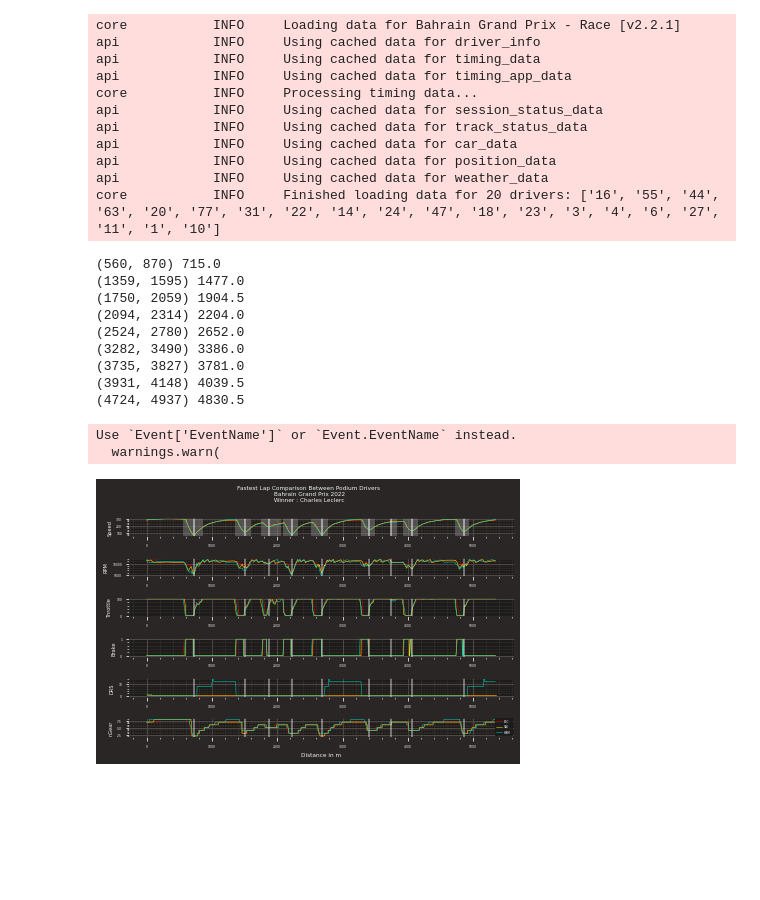
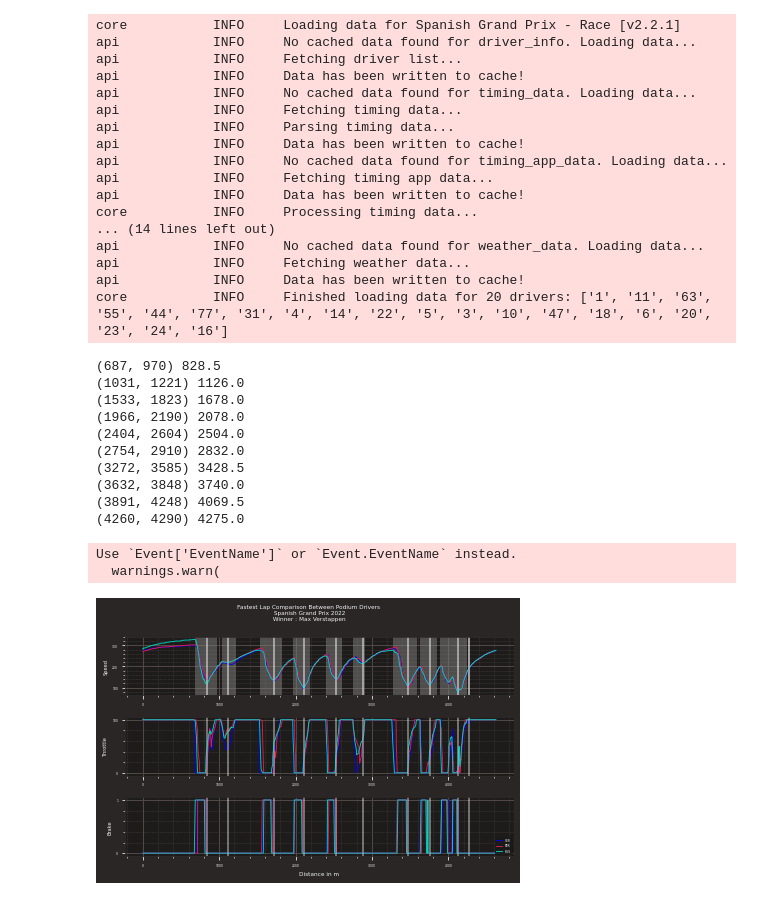
Before and after one commit to adam-dot-py/formula1, a Jupyter notebook: f1.ipynb, the cells around one changed output. Cells and saved outputs as stored; diff of their text form; code cells hidden in the pictures; blank space fills up the shorter version.

Commit message:
feat: added new plots

```diff
--- a/f1.ipynb
+++ b/f1.ipynb
@@ -7,24 +8,30 @@ import itertools as it
 # Credit to dialtone for the code to detect corners - very handy!
 # Made using the fastf1 library - https://theoehrly.github.io/Fast-F1/
 # %%
-fastf1.Cache.enable_cache('cache')
 
 fastf1.plotting.setup_mpl()
+fastf1.Cache.enable_cache(r'C:\Users\Adam.Lowe\GitHub\formula1\cache')
 
-session = fastf1.get_session(2022, 1, 'R')
+session = fastf1.get_session(2022, 6, 'R')
 session.load()
 # %% [output]
-core           INFO     Loading data for Bahrain Grand Prix - Race [v2.2.1]
-api            INFO     Using cached data for driver_info
-api            INFO     Using cached data for timing_data
-api            INFO     Using cached data for timing_app_data
+core           INFO     Loading data for Spanish Grand Prix - Race [v2.2.1]
+api            INFO     No cached data found for driver_info. Loading data...
+api            INFO     Fetching driver list...
+api            INFO     Data has been written to cache!
+api            INFO     No cached data found for timing_data. Loading data...
+api            INFO     Fetching timing data...
+api            INFO     Parsing timing data...
+api            INFO     Data has been written to cache!
+api            INFO     No cached data found for timing_app_data. Loading data...
+api            INFO     Fetching timing app data...
+api            INFO     Data has been written to cache!
 core           INFO     Processing timing data...
-api            INFO     Using cached data for session_status_data
-api            INFO     Using cached data for track_status_data
-api            INFO     Using cached data for car_data
-api            INFO     Using cached data for position_data
-api            INFO     Using cached data for weather_data
-core           INFO     Finished loading data for 20 drivers: ['16', '55', '44', '63', '20', '77', '31', '22', '14', '24', '47', '18', '23', '3', '4', '6', '27', '11', '1', '10']
+... (14 lines left out)
+api            INFO     No cached data found for weather_data. Loading data...
+api            INFO     Fetching weather data...
+api            INFO     Data has been written to cache!
+core           INFO     Finished loading data for 20 drivers: ['1', '11', '63', '55', '44', '77', '31', '4', '14', '22', '5', '3', '10', '47', '18', '6', '20', '23', '24', '16']
 # %%
 # Telemetry
 
@@ -181,11 +188,14 @@ for corner in corners:
     corner_loc.append(sum(loc_by_driver)/len(loc_by_driver))
 # %%
 # Plot everything
-
+# TODO: add a measure to check if duplicate team, and as such offer a secondary color. Dictionary of alternative colours maybe? Iter count and if greater than 1, take value from other dict.
+duplicates_teams = [team for team, count in collections.Counter(teams).items() if count > 1]
 for team in teams:
     colors.append(fastf1.plotting.team_color(team))
 
-metrics = ['Speed', 'RPM', 'Throttle', 'Brake', 'DRS', 'nGear']
+# metrics = ['Speed', 'RPM', 'Throttle', 'Brake', 'DRS', 'nGear']
+
+metrics = ['Speed', 'Throttle', 'Brake']
 
 fig, axs = plt.subplots(len(metrics))
 
@@ -208,43 +218,44 @@ for i, ax in enumerate(axs):
 
     for j, driver in enumerate(podiums):
         color = colors[j]
         tel = telemetry[j]
 
-        if driver == 'SAI':
-            ax.plot(tel['Distance'], tel[metric], linewidth=0.5, color='#F7EA00', label=driver)
+        if driver == 'PER':
+            ax.plot(tel['Distance'], tel[metric], linewidth=0.9, color='#E21B4D', label=driver)
             for xc in corner_loc:
                 ax.axvline(x=int(xc), linewidth=0.3, color="white")
         else:
-            ax.plot(tel['Distance'], tel[metric], linewidth=0.5, color=color, label=driver)
+            ax.plot(tel['Distance'], tel[metric], linewidth=0.9, color=color, label=driver)
             for xc in corner_loc:
                 ax.axvline(x=int(xc), linewidth=0.3, color="white")
 
 ax = axs[0]
 ax.set_xlim(axs[1].get_xlim())
 for xc in corner_loc:
     ax.axvline(x=int(xc), linewidth=0.3, color="white")
 
 ax = axs[-1]
 ax.xaxis.set_visible(True)
 ax.legend(loc=4, fontsize=3)
 ax.set_xlabel('Distance in m', size='xx-small')
 plt.suptitle(f"Fastest Lap Comparison Between Podium Drivers\n "
              f"{session.event.name} {session.event.year}\n "
              f"Winner : {session_results.iloc[0, 7]}", size='xx-small')
 plt.subplots_adjust(left=0.08, right=0.96, top=0.93, bottom=0.08)
 plt.tight_layout()
 plt.savefig(f"images/{session.event.name}.png", dpi=600)
 plt.show()
 # %% [output]
-(560, 870) 715.0
-(1359, 1595) 1477.0
-(1750, 2059) 1904.5
-(2094, 2314) 2204.0
-(2524, 2780) 2652.0
-(3282, 3490) 3386.0
-(3735, 3827) 3781.0
-(3931, 4148) 4039.5
-(4724, 4937) 4830.5
+(687, 970) 828.5
+(1031, 1221) 1126.0
+(1533, 1823) 1678.0
+(1966, 2190) 2078.0
+(2404, 2604) 2504.0
+(2754, 2910) 2832.0
+(3272, 3585) 3428.5
+(3632, 3848) 3740.0
+(3891, 4248) 4069.5
+(4260, 4290) 4275.0
 Use `Event['EventName']` or `Event.EventName` instead.
   warnings.warn(
-[figure, old version]
+[figure, new version]
```
Also changed, not shown: parts of 1 cell of this notebook, 6 other files.
